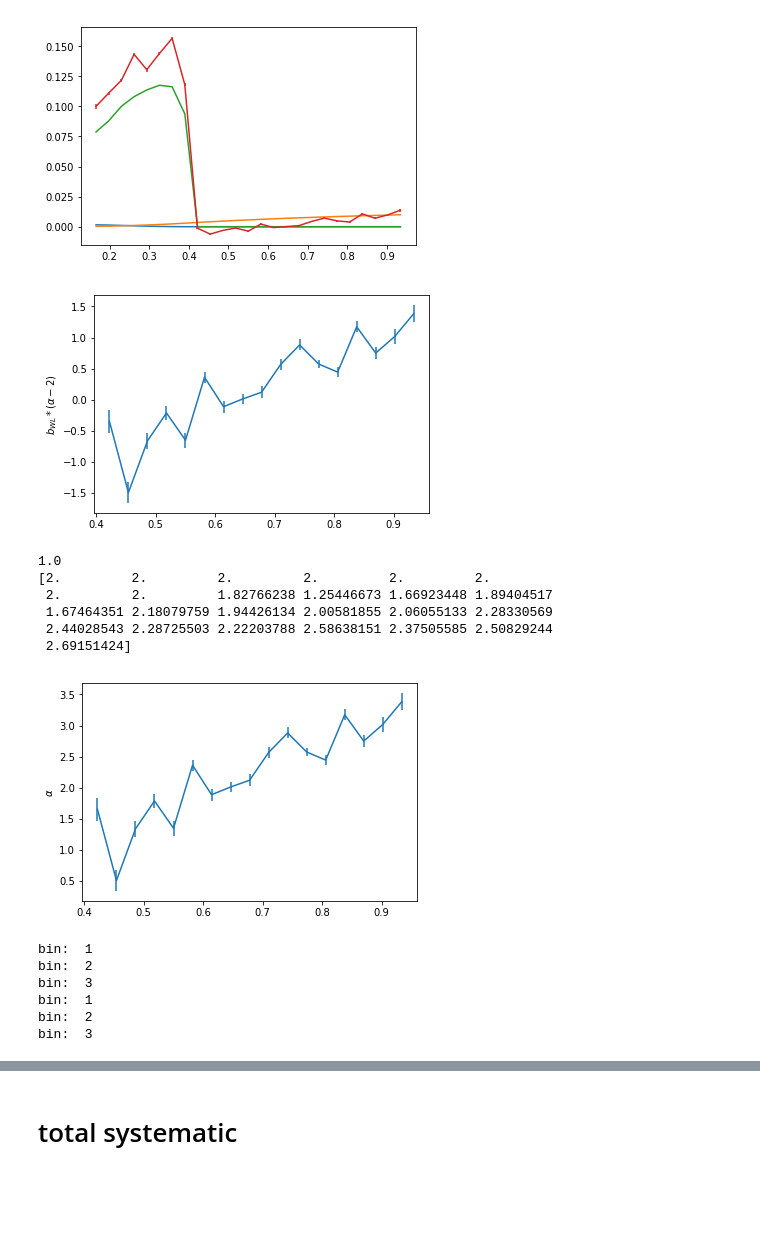
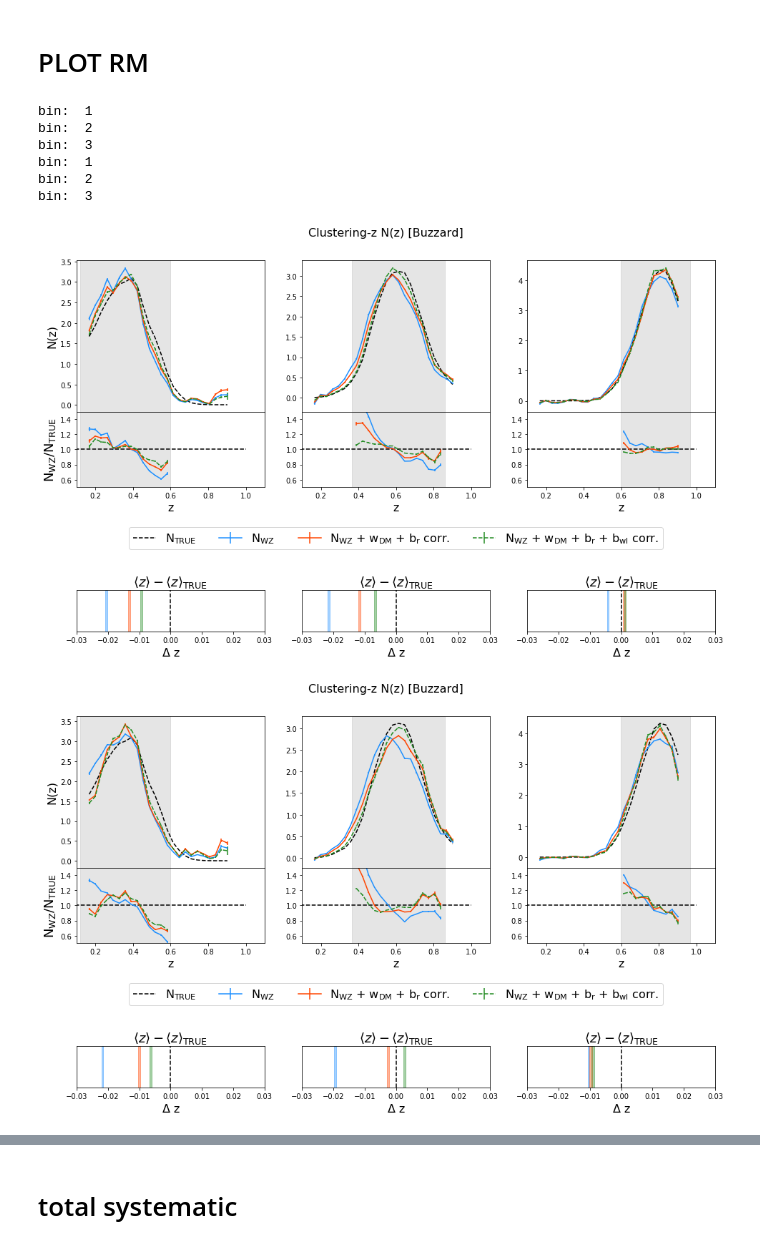
Before and after one commit to mgatti29/CORE, a Jupyter notebook: Compute_systematics.ipynb, the cells around one changed output, grey strips where cells are left out. Saved outputs shown, nothing was run; the diff lists cells and outputs as text; code cells hidden in the pictures; blank space fills up the shorter version.

```diff
--- a/Compute_systematics.ipynb
+++ b/Compute_systematics.ipynb
@@ -26,36 +37,28 @@ save_all_eboss,save_all_mg_eboss  = load_obj("info_wz_eboss"),load_obj("info_wz_
+# %% [markdown]
+# PLOT RM
 # %%
 %matplotlib inline
 import matplotlib.pyplot as plt
 import copy
 from matplotlib.gridspec import GridSpec
-zmin_norm = [0.1,0.1,0.1,0.1]
-zmax_norm = [0.91,0.91,0.91,0.91]
-sigma = 2.0
 
+# PARAMETERS ***********************
 zmin_norm = [0.1,0.1,0.1,0.1]
 zmax_norm = [1.1,1.1,1.1,1.1]
 zmax_norm = [0.93,0.93,0.93,0.93,0.93]
 sigma = 2.0
 
-def rgb_to_hex(rgb):
-    return '#%02x%02x%02x' % rgb
-
-c2="dodgerblue"# rgb_to_hex((29, 96, 96))
-c3=1#rgb_to_hex((200, 14, 50))
-c23="orangered"#((121, 13, 179))
-c4=rgb_to_hex((121, 183, 179))
 
 
-# load magnification coefficients from rmg ********
+
+# CREATE GRID OF MAGNIFICATION COEFFICIENTS FOR WL SAMPLE********
 
 mvo = dict()
 awl_a = np.linspace(-5,5,30)
 bwl_a = np.linspace(0.,5.0,40)
 
+'''
 # **************************************************
-
-%matplotlib inline
-import matplotlib.pyplot as plt
 # load magnification **************
 zz = save_all_mg['info']['z_ref']
 n_jck = save_all_mg['n_jck']
@@ -105,19 +108,29 @@ alpha_mag[zz>0.4] = mag[:,0]/2.+2
 print bwl_aa
 print alpha_mag
 plt.show()
-
+'''
 # *************************************************************************************
 
+# magnification values taken from somewhere
 mag = [2.1992565055762032, 1.1260349586016536, 1.6401489505754876, 1.1769230769230745, 3.8815135135135055, 3.8750975800156042]
 mage = [0.41277093636528567, 0.16342380922795866, 0.16962326407692202, 0.1366811572040494, 0.2980950421753201, 0.32674055402984775]
+alpha_mag = np.array([2.    ,     2.    ,     2.   ,      2.   ,      2.   ,      2.,
+ 2.     ,    2.     ,    1.82766238, 1.25446673, 1.66923448, 1.89404517,
+ 1.67464351, 2.18079759, 1.94426134, 2.00581855, 2.06055133, 2.28330569,
+ 2.44028543, 2.28725503, 2.22203788, 2.58638151, 2.37505585, 2.50829244,
+ 2.69151424])
 binedges = np.linspace(0.05,1.05,len(mag)+1)
 
 bincentres = (binedges[1:]+binedges[:-1])/2.
 fmag = interp1d(bincentres,np.array(mag))
-#alpha = fmag(save_all['info']['z_ref'])
+
+
+# *************************************
 
 systematics = dict()
 k = 0
+
+# here I consider: [save_all['runs'][1],save_all['runs'][2]] first run, spec-z| second run, redmagic photo.z
 for run_i, run in enumerate([save_all['runs'][1],save_all['runs'][2]]):#,save_all['runs'][2]]):
     mute_systematics = dict()
     mvoo =dict()
@@ -125,14 +138,8 @@ for run_i, run in enumerate([save_all['runs'][1],save_all['runs'][2]]):#,save_al
 
     data_vect = copy.copy(run)
 
-    if run_i ==10:
-        z_ref = save_all['info']['z_ref']+save_all["rmg_shift"]
-    else:
-        z_ref= save_all['info']['z_ref']#+save_all["rmg_shift"]
+    z_ref= save_all['info']['z_ref']#+save_all["rmg_shift"]
     z_reft =  save_all['info']['z_ref']
-
-    #fig, ax = plt.subplots(3,3, figsize=(15,8))
-    #fig.subplots_adjust(wspace=0.4,hspace=0.5)
 
     fig = plt.figure(figsize=(16,8))
     fig.suptitle("Clustering-z N(z) [Buzzard]",size=16)
@@ -194,22 +201,26 @@ for run_i, run in enumerate([save_all['runs'][1],save_all['runs'][2]]):#,save_al
         for kz in range(bias.shape[1]):
             th_correction1[:,kz] = th_correction
 
+
+        # PLOT Y1 METHOD ************************************
         _,_,mm = plota1(ax,data_vect['Nz'],lab=r'N$_{\rm WZ}$ ',cl=c2,linestye='-', i=i,tht = tht,normed=nnr,zmax_norm=zmax_norm,zmin_norm=zmin_norm,z_ref=z_ref,sigma=sigma,z_reft=z_reft)
 
         #_,_,mm = plota1(ax,data_vect['Nz'],lab='Nz + br corr.',cl=c3, i=i,tht = tht,bias = bias,normed=nnr,zmax_norm=zmax_norm,zmin_norm=zmin_norm,z_ref=z_ref,sigma=sigma,z_reft=z_reft)
 
+        # PLOT Y3 METHOD ************************************
         _,_,mm = plota1(ax,data_vect['Nz'],lab=r'N$_{\rm WZ}$ + w$_{\rm DM}$ + b$_{\rm r}$ corr.',cl=c23,linestye='-',  i=i,tht = tht,bias = bias,th_correction=th_correction1,normed=nnr,zmax_norm=zmax_norm,zmin_norm=zmin_norm,z_ref=z_ref,sigma=sigma,z_reft=z_reft)
         mute_dict['w_br'] = mm
 
-        #try:
 
+        # PLOT Y3 METHOD + b_WL ************************************
         bias_wl =  compute_bias(save_all['b_wl'],save_all['auto_theory'],i)
         bias_wl[np.where(np.array(bias_wl)==0.)]=1.
 
         _,_,mm = plota1(ax,data_vect['Nz'],lab=r'N$_{\rm WZ}$ + w$_{\rm DM}$ + b$_{\rm r}$ + b$_{\rm wl}$ corr.',cl='forestgreen', i=i,tht = tht,bias = bias*bias_wl,th_correction=th_correction1,normed=nnr,zmax_norm=zmax_norm,zmin_norm=zmin_norm,z_ref=z_ref,sigma=sigma,z_reft=z_reft)
         mute_dict['w_br_bl'] = mm
+        mute_dict['bias_wl'] = bias_wl[mute_dict['w_br']['mask'],0]
 
-        mute_dict['bias_wl'] = bias_wl[mute_dict['w_br']['mask'],0]
+
 
         # magnification run! **************************
         e_alpha = 0.001 # 50% error on coefficients, to be modified
@@ -231,11 +242,11 @@ for run_i, run in enumerate([save_all['runs'][1],save_all['runs'][2]]):#,save_al
 
 
         """
-        dioc = copy.copy(data_vect['Nz'])
+        dc = copy.copy(data_vect['Nz'])
         for hhh in range(100):
             dioc[:,:,hhh] =dioc[:,:,0]
 
-        _,_ = plota(ax, dioc,lab='cosmol. uncertainty',cl='purple', i=i,tht = tht,bias = bias,th_correction=correction_cosmo_boot[i,:,:],normed=nnr,boot=True,zmax_norm=zmax_norm,zmin_norm=zmin_norm,z_ref=z_ref)
+        _,_ = plota(ax, dc,lab='cosmol. uncertainty',cl='purple', i=i,tht = tht,bias = bias,th_correction=correction_cosmo_boot[i,:,:],normed=nnr,boot=True,zmax_norm=zmax_norm,zmin_norm=zmin_norm,z_ref=z_ref)
         """
         for kz in range(bias.shape[1]):
             th_correction1[:,kz] = th_correction
@@ -284,45 +295,38 @@ for run_i, run in enumerate([save_all['runs'][1],save_all['runs'][2]]):#,save_al
         ax[1,i].set_xlim([0.1,1.1])
 
         ax[2,i].set_xlim([-0.03,0.03])
         ax[1,i].set_ylim([0.5,1.5])
         ax[2,i].set_ylim([-1,1])
         ax[2,i].plot([0,0],[-1,1],color='black',linestyle='dashed')
         ax[1,i].plot([0,1],[1,1],color='black',linestyle='dashed')
         #
 
         systematic_dict[i] = mute_dict
         #ax[1,i].plot([0.1,0.85],[0.,0],color='grey')
     ax[1,1].legend(loc='upper center', bbox_to_anchor=(0.5, -.45),
           ncol=5,  fontsize=16)
 
     ax[0,0].set_ylabel("N(z)", size=16)
     ax[2,0].set_title(r"$ \langle z \rangle- \langle z \rangle_{\rm TRUE}$", size=18)
     ax[2,1].set_title(r"$ \langle z \rangle- \langle z \rangle_{\rm TRUE}$", size=18)
     ax[2,2].set_title(r"$ \langle z \rangle- \langle z \rangle_{\rm TRUE}$", size=18)
 
 
     ax[1,0].set_ylabel(r"N$_{\rm WZ}$/N$_{\rm TRUE}$", size=18)
 
     #plt.tight_layout()
     mvo[k] = mvoo
     systematics[k]=mute_systematics
     k+=1
     plt.savefig("./figures/nz_{0}.pdf".format(run_i),bbox_inches="tight")
 
 plt.show()
 # %% [output]
+bin:  1
+bin:  2
+bin:  3
+bin:  1
+bin:  2
+bin:  3
-[figure, old version]
+[figure, new version]
-[figure, old version]
+[figure, new version]
-1.0
-[2.         2.         2.         2.         2.         2.
- 2.         2.         1.82766238 1.25446673 1.66923448 1.89404517
- 1.67464351 2.18079759 1.94426134 2.00581855 2.06055133 2.28330569
- 2.44028543 2.28725503 2.22203788 2.58638151 2.37505585 2.50829244
- 2.69151424]
-[figure, removed]
-bin:  1
-bin:  2
-bin:  3
-bin:  1
-bin:  2
-bin:  3
```
Also changed, not shown: parts of 41 cells of this notebook.
